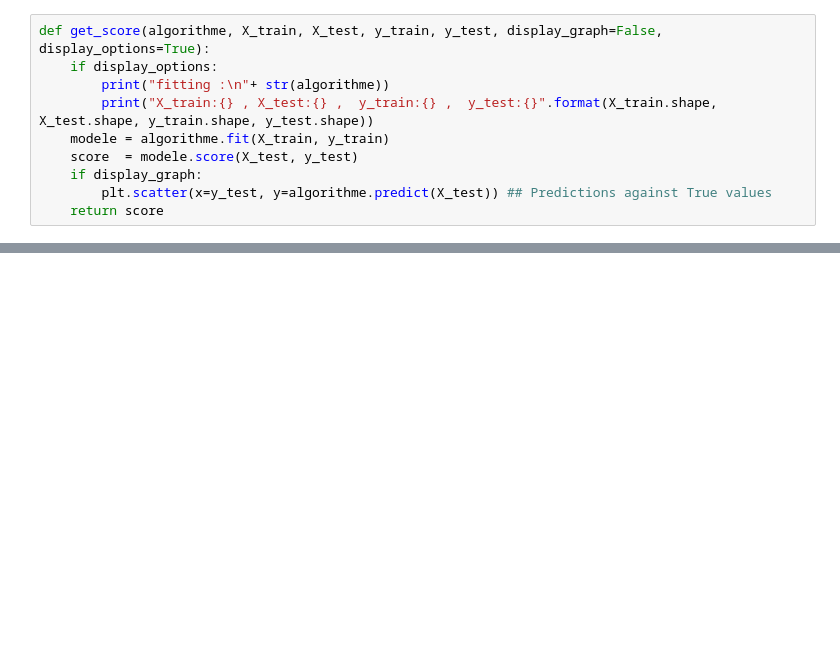
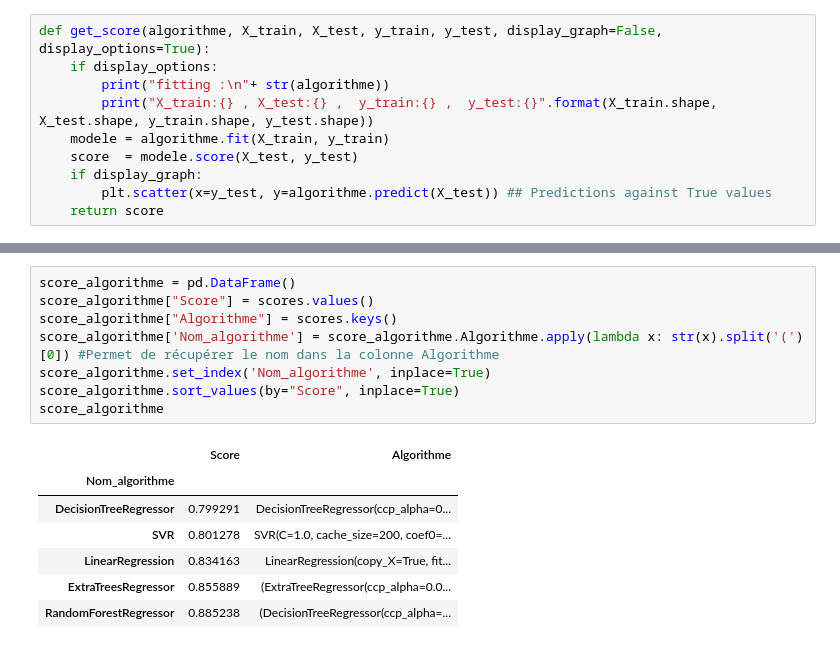
Before and after one commit to ThomasReynoldsCyb/Cours, a Jupyter notebook: Projet_école.ipynb, the cells around one changed output, grey strips where cells are left out. Cells and saved outputs as stored; diff of their text form; blank space fills up the shorter version.

```diff
--- a/Projet_école.ipynb
+++ b/Projet_école.ipynb
@@ -406,3 +422,19 @@ SVR(C=1.0, cache_size=200, coef0=0.0, degree=3, epsilon=0.1, gamma='scale',
 X_train:(7230, 5) , X_test:(2411, 5) ,  y_train:(7230, 1) ,  y_test:(2411, 1)
 0.8012781986791738
 [figure]
+# %%
+score_algorithme = pd.DataFrame()
+score_algorithme["Score"] = scores.values()
+score_algorithme["Algorithme"] = scores.keys()
+score_algorithme['Nom_algorithme'] = score_algorithme.Algorithme.apply(lambda x: str(x).split('(')[0]) #Permet de récupérer le nom dans la colonne Algorithme
+score_algorithme.set_index('Nom_algorithme', inplace=True)
+score_algorithme.sort_values(by="Score", inplace=True)
+score_algorithme
+# %% [output]
+|  | Score | Algorithme |
+| Nom_algorithme |  |  |
+| DecisionTreeRegressor | 0.799291 | DecisionTreeRegressor(ccp_alpha=0... |
+| SVR | 0.801278 | SVR(C=1.0, cache_size=200, coef0=... |
+| LinearRegression | 0.834163 | LinearRegression(copy_X=True, fit... |
+| ExtraTreesRegressor | 0.855889 | (ExtraTreeRegressor(ccp_alpha=0.0... |
+| RandomForestRegressor | 0.885238 | (DecisionTreeRegressor(ccp_alpha=... |
```
Also changed, not shown: parts of 9 cells of this notebook, 1 other file.
